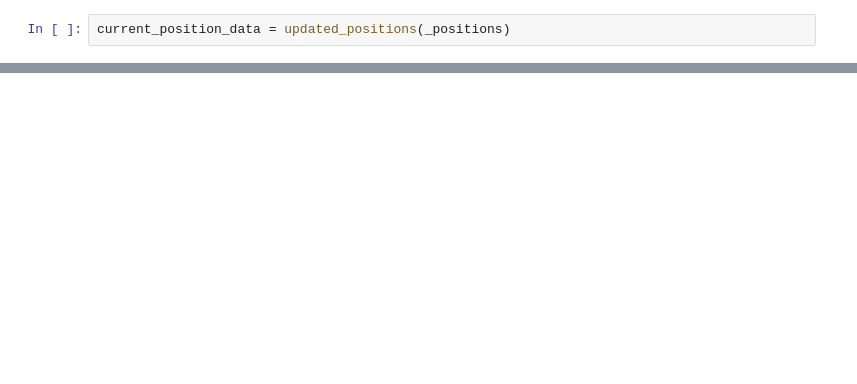
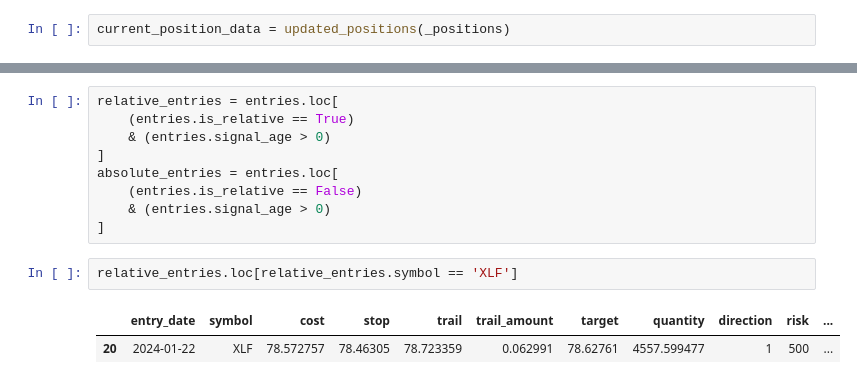
Before and after one commit to bjahnke/backtest_notebook, a Jupyter notebook: notes/entry_table.ipynb, the cells around one changed output, grey strips where cells are left out. Cells and saved outputs as stored; diff of their text form; blank space fills up the shorter version.

```diff
--- a/notes/entry_table.ipynb
+++ b/notes/entry_table.ipynb
@@ -77,0 +74,14 @@ plot_current_position_data(current_position_data)
+# %%
+relative_entries = entries.loc[
+    (entries.is_relative == True)
+    & (entries.signal_age > 0)
+]
+absolute_entries = entries.loc[
+    (entries.is_relative == False)
+    & (entries.signal_age > 0)
+]
+# %%
+relative_entries.loc[relative_entries.symbol == 'XLF']
+# %% [output]
+|  | entry_date | symbol | cost | stop | trail | trail_amount | target | quantity | direction | risk | ... |
+| 20 | 2024-01-22 | XLF | 78.572757 | 78.46305 | 78.723359 | 0.062991 | 78.62761 | 4557.599477 | 1 | 500 | ... |
```
Also changed, not shown: parts of 4 cells of this notebook, 8 other files.
